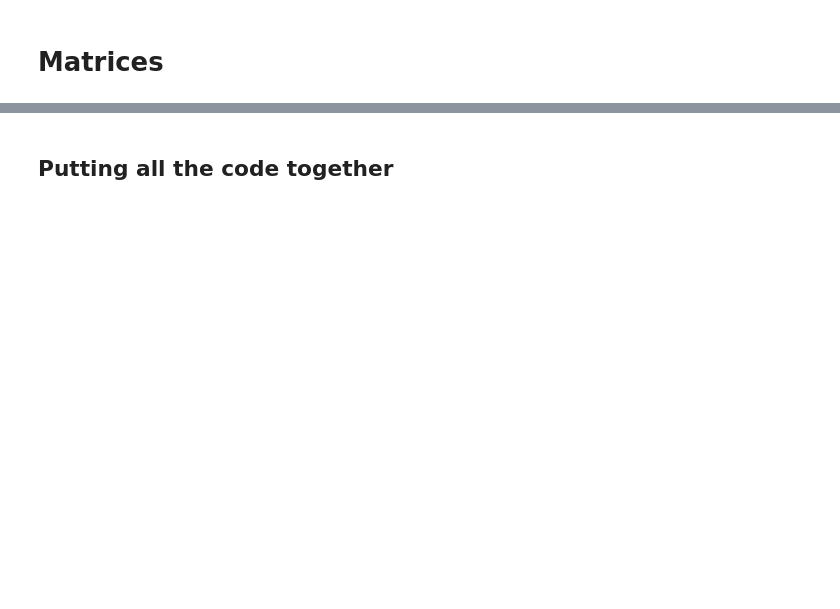
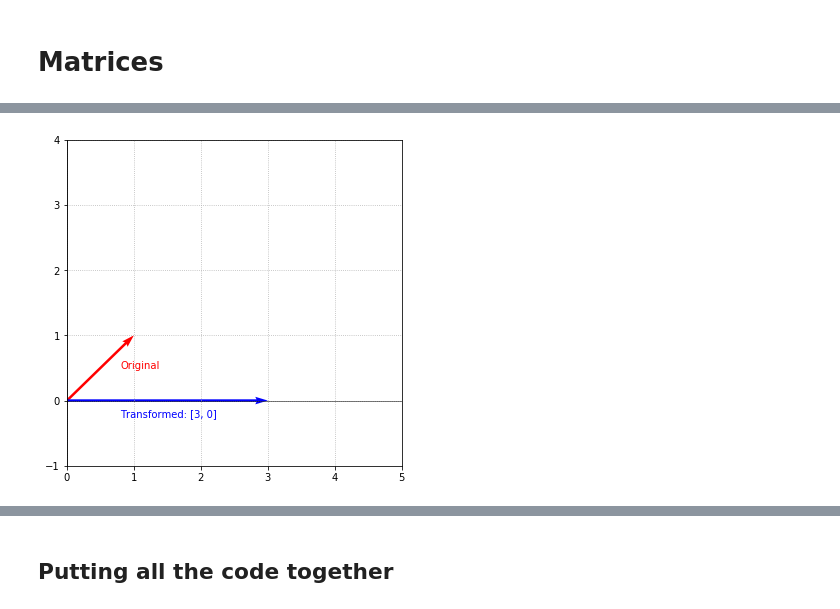
Before and after one commit to blparker/learn-linear-algebra, a Jupyter notebook: Matrices.ipynb, the cells around one changed output, grey strips where cells are left out. Cells and saved outputs as stored; diff of their text form; code cells hidden in the pictures; blank space fills up the shorter version.

```diff
--- a/Matrices.ipynb
+++ b/Matrices.ipynb
@@ -583,0 +453,14 @@ Ultimately results in the same thing, but different interpretations. These diffe
+# %%
+figure(figsize=(6, 6))
+axhline(y=0, color='k', linewidth=0.5)
+axvline(x=0, color='k', linewidth=0.5)
+plt.grid(linestyle='dotted')
+
+plt.axis([0, 5, -1, 4])
+annotate('Original', xy=(0.8, 0.5), ha='left', color='red')
+annotate('Transformed: [3, 0]', xy=(0.8, -0.25), ha='left', color='blue')
+quiver([0], [0], 1, 1, angles='xy', scale_units='xy', scale=1, color='red')
+quiver([0], [0], 3, 0, angles='xy', scale_units='xy', scale=1, color='blue')
+show()
+# %% [output]
+[figure, added]
```
Also changed, not shown: parts of 37 cells of this notebook.
